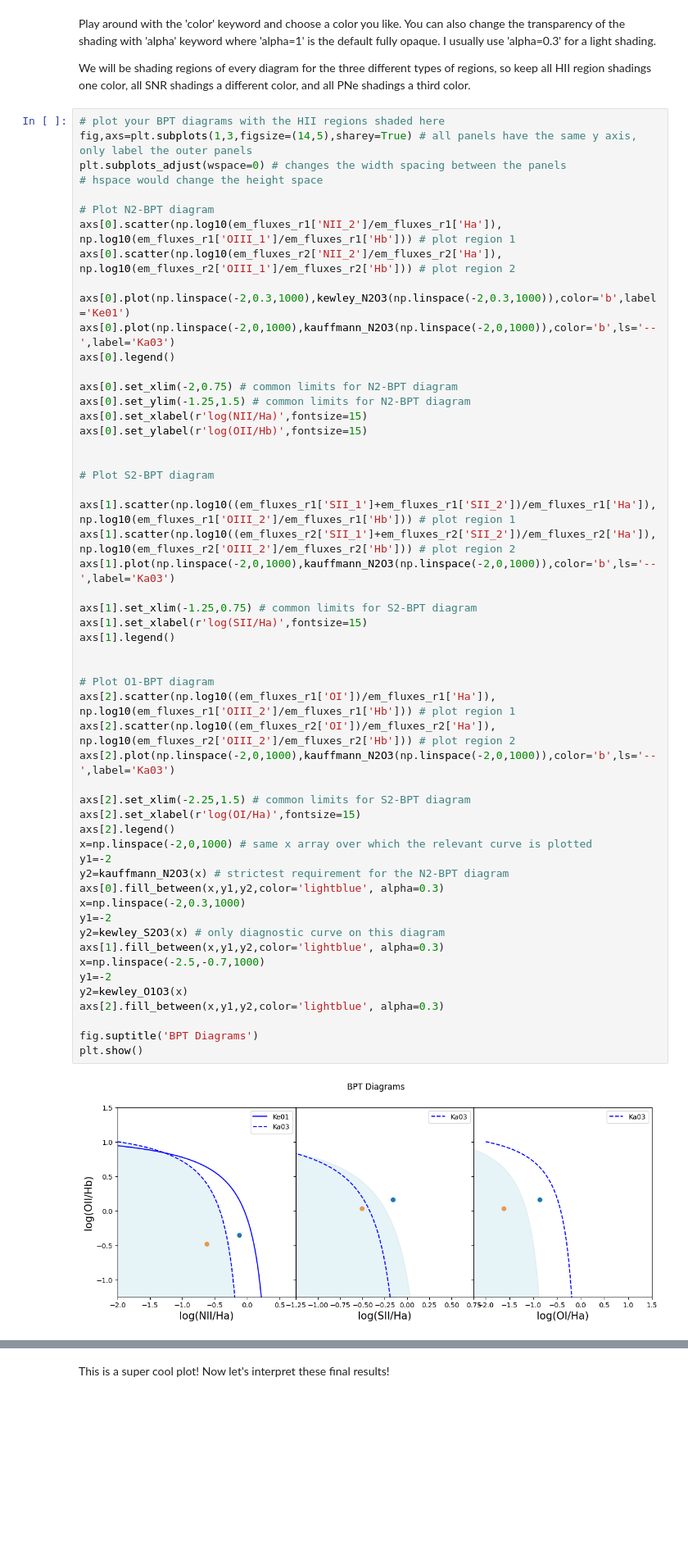
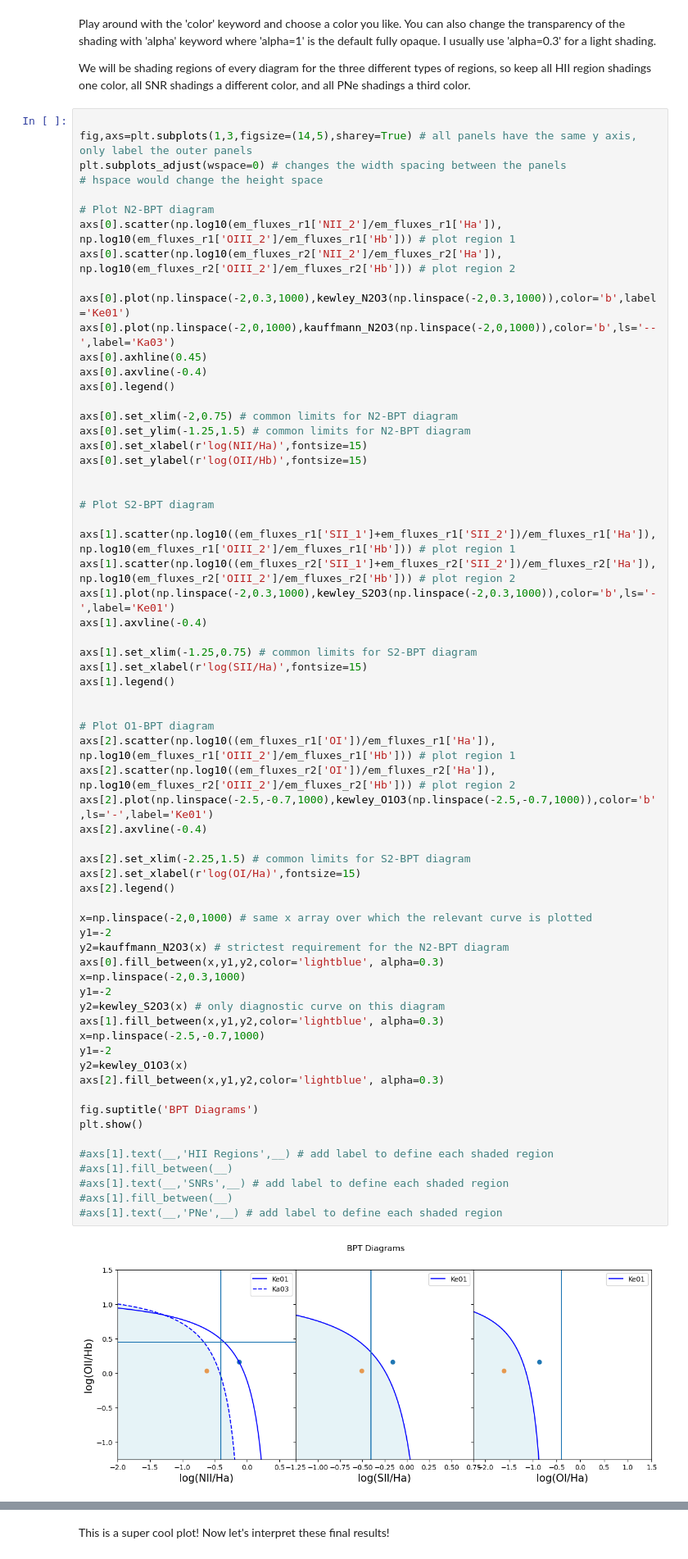
Before and after one commit to myasmedley/HII-Regions-in-NGC-253---Polaris-2026, a Jupyter notebook: PlottingEmissionLines.ipynb, the cells around one changed output, grey strips where cells are left out. Shown at 82% size. Drawn from its saved outputs; the diff is of its cells as text; blank space fills up the shorter version.

```diff
--- a/PlottingEmissionLines.ipynb
+++ b/PlottingEmissionLines.ipynb
@@ -754,17 +752,19 @@ Play around with the 'color' keyword and choose a color you like. You can also c
 
 We will be shading regions of every diagram for the three different types of regions, so keep all HII region shadings one color, all SNR shadings a different color, and all PNe shadings a third color.
 # %%
-# plot your BPT diagrams with the HII regions shaded here
+
 fig,axs=plt.subplots(1,3,figsize=(14,5),sharey=True) # all panels have the same y axis, only label the outer panels
 plt.subplots_adjust(wspace=0) # changes the width spacing between the panels
 # hspace would change the height space
 
 # Plot N2-BPT diagram
-axs[0].scatter(np.log10(em_fluxes_r1['NII_2']/em_fluxes_r1['Ha']), np.log10(em_fluxes_r1['OIII_1']/em_fluxes_r1['Hb'])) # plot region 1
-axs[0].scatter(np.log10(em_fluxes_r2['NII_2']/em_fluxes_r2['Ha']), np.log10(em_fluxes_r2['OIII_1']/em_fluxes_r2['Hb'])) # plot region 2
+axs[0].scatter(np.log10(em_fluxes_r1['NII_2']/em_fluxes_r1['Ha']), np.log10(em_fluxes_r1['OIII_2']/em_fluxes_r1['Hb'])) # plot region 1
+axs[0].scatter(np.log10(em_fluxes_r2['NII_2']/em_fluxes_r2['Ha']), np.log10(em_fluxes_r2['OIII_2']/em_fluxes_r2['Hb'])) # plot region 2
 
 axs[0].plot(np.linspace(-2,0.3,1000),kewley_N2O3(np.linspace(-2,0.3,1000)),color='b',label='Ke01')
 axs[0].plot(np.linspace(-2,0,1000),kauffmann_N2O3(np.linspace(-2,0,1000)),color='b',ls='--',label='Ka03')
+axs[0].axhline(0.45)
+axs[0].axvline(-0.4)
 axs[0].legend()
 
 axs[0].set_xlim(-2,0.75) # common limits for N2-BPT diagram
@@ -777,38 +777,47 @@ axs[0].set_ylabel(r'log(OII/Hb)',fontsize=15)
 
 axs[1].scatter(np.log10((em_fluxes_r1['SII_1']+em_fluxes_r1['SII_2'])/em_fluxes_r1['Ha']), np.log10(em_fluxes_r1['OIII_2']/em_fluxes_r1['Hb'])) # plot region 1
 axs[1].scatter(np.log10((em_fluxes_r2['SII_1']+em_fluxes_r2['SII_2'])/em_fluxes_r2['Ha']), np.log10(em_fluxes_r2['OIII_2']/em_fluxes_r2['Hb'])) # plot region 2
-axs[1].plot(np.linspace(-2,0,1000),kauffmann_N2O3(np.linspace(-2,0,1000)),color='b',ls='--',label='Ka03')
+axs[1].plot(np.linspace(-2,0.3,1000),kewley_S2O3(np.linspace(-2,0.3,1000)),color='b',ls='-',label='Ke01')
+axs[1].axvline(-0.4)
 
 axs[1].set_xlim(-1.25,0.75) # common limits for S2-BPT diagram
 axs[1].set_xlabel(r'log(SII/Ha)',fontsize=15)
 axs[1].legend()
 
 
 # Plot O1-BPT diagram
 axs[2].scatter(np.log10((em_fluxes_r1['OI'])/em_fluxes_r1['Ha']), np.log10(em_fluxes_r1['OIII_2']/em_fluxes_r1['Hb'])) # plot region 1
 axs[2].scatter(np.log10((em_fluxes_r2['OI'])/em_fluxes_r2['Ha']), np.log10(em_fluxes_r2['OIII_2']/em_fluxes_r2['Hb'])) # plot region 2
-axs[2].plot(np.linspace(-2,0,1000),kauffmann_N2O3(np.linspace(-2,0,1000)),color='b',ls='--',label='Ka03')
+axs[2].plot(np.linspace(-2.5,-0.7,1000),kewley_O1O3(np.linspace(-2.5,-0.7,1000)),color='b',ls='-',label='Ke01')
+axs[2].axvline(-0.4)
 
 axs[2].set_xlim(-2.25,1.5) # common limits for S2-BPT diagram
 axs[2].set_xlabel(r'log(OI/Ha)',fontsize=15)
 axs[2].legend()
+
 x=np.linspace(-2,0,1000) # same x array over which the relevant curve is plotted
 y1=-2
 y2=kauffmann_N2O3(x) # strictest requirement for the N2-BPT diagram
 axs[0].fill_between(x,y1,y2,color='lightblue', alpha=0.3)
 x=np.linspace(-2,0.3,1000)
 y1=-2
 y2=kewley_S2O3(x) # only diagnostic curve on this diagram
 axs[1].fill_between(x,y1,y2,color='lightblue', alpha=0.3)
 x=np.linspace(-2.5,-0.7,1000)
 y1=-2
 y2=kewley_O1O3(x)
 axs[2].fill_between(x,y1,y2,color='lightblue', alpha=0.3)
 
 fig.suptitle('BPT Diagrams')
 plt.show()
+
+#axs[1].text(__,'HII Regions',__) # add label to define each shaded region
+#axs[1].fill_between(__)
+#axs[1].text(__,'SNRs',__) # add label to define each shaded region
+#axs[1].fill_between(__)
+#axs[1].text(__,'PNe',__) # add label to define each shaded region
 # %% [output]
-[figure, old version]
+[figure, new version]
 # %% [markdown]
 Now try to define the requirements for the other types of regions and shade the corresponding regions on each of the BPT diagrams. You can also write these fill_between functions in one line like:
 
```
Also changed, not shown: parts of 8 cells of this notebook, 5 other files.
